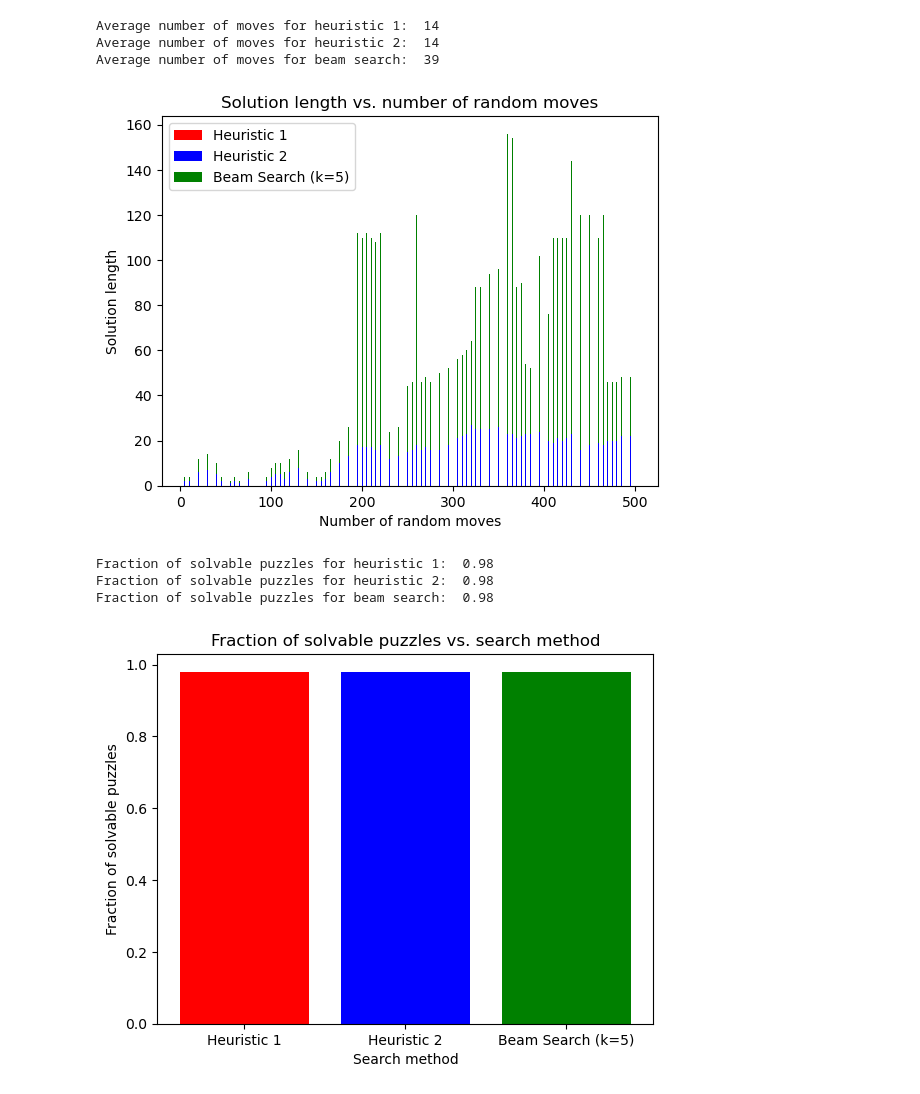
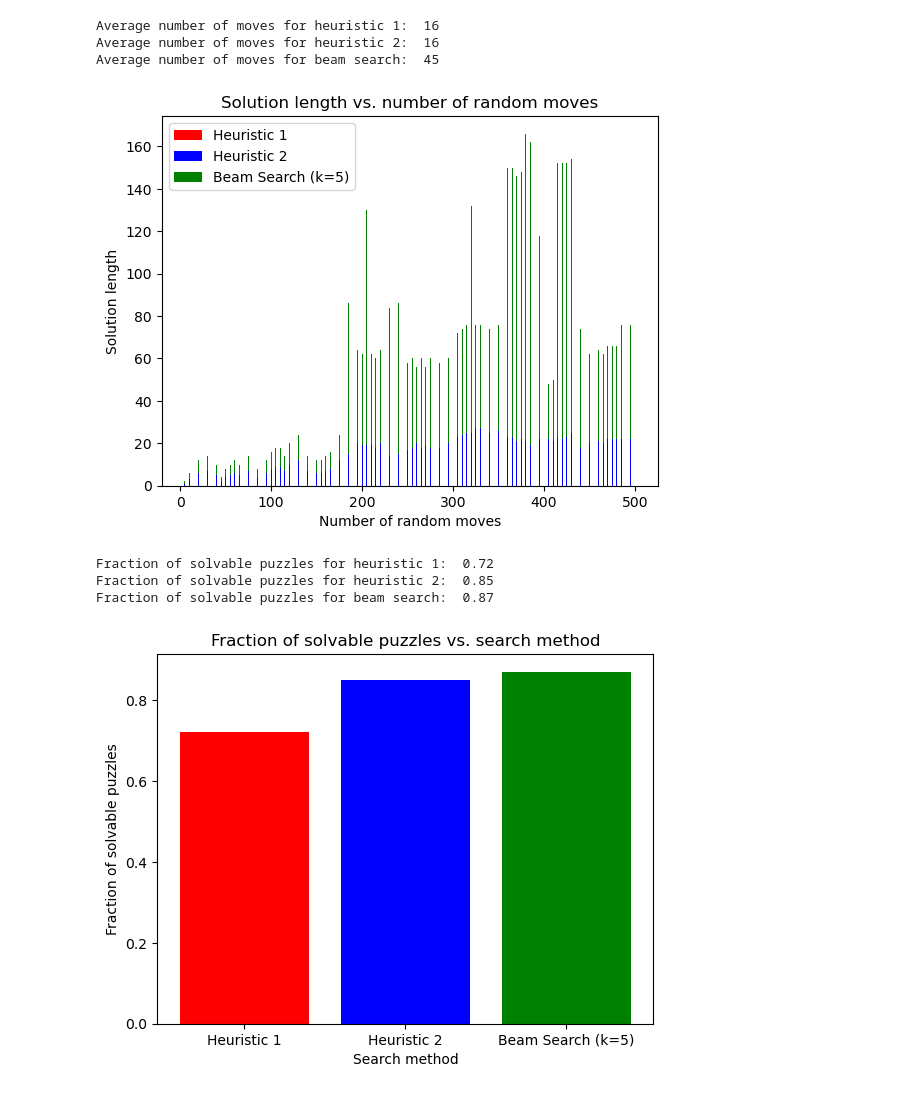
Before and after one commit to jml312/eight-puzzle, a Jupyter notebook: experiments.ipynb, the cells around one changed output. Cells and saved outputs as stored; diff of their text form; code cells hidden in the pictures.

```diff
--- a/experiments.ipynb
+++ b/experiments.ipynb
@@ -8,45 +6,44 @@ eight_puzzle_solver = EightPuzzleSolver(no_print=True)
+# %%
+goal = [[1, 2, 3], [4, 5, 6], [7, 8, State.BLANK_VALUE]]
+puzzle_solver = PuzzleSolver(rows=3, columns=3, goal=goal,no_print=True)
 # %%
 solvable_solutions = {
-    "h1": defaultdict(list),
-    "h2": defaultdict(list),
-    "beam": defaultdict(list)
+  method: defaultdict(list) for method in ["h1", "h2", "beam"]
 }
 h1_generated, h2_generated = [], []
 h1_moves, h2_moves, beam_moves = [], [], []
-h1_solvable, h2_solvable, beam_solvable = [], [], []
 
 moves = range(5, 501, 5)
-max_nodes = [10 ** (i + 2) for i in range(5)]
+num_max_nodes = 5
+max_nodes = [(10 ** (i + 2)) for i in range(num_max_nodes)]
 
 for n in moves:
-  eight_puzzle_solver.max_nodes = None
-  eight_puzzle_solver.randomize_state(n)
+  puzzle_solver.max_nodes = None
+  puzzle_solver.randomize_state(n)
 
-  h1_res = eight_puzzle_solver.solve_a_star(heuristic=HEURISTIC.H1)
+  h1_res = puzzle_solver.solve_a_star(heuristic=HEURISTIC.H1)
   h1_generated.append(h1_res["generated"])
   h1_moves.append(h1_res["moves"])
-  h1_solvable.append(h1_res["moves"] > 0)
 
-  h2_res = eight_puzzle_solver.solve_a_star(heuristic=HEURISTIC.H2)
+  h2_res = puzzle_solver.solve_a_star(heuristic=HEURISTIC.H2)
   h2_generated.append(h2_res["generated"])
   h2_moves.append(h2_res["moves"])
-  h2_solvable.append(h2_res["moves"] > 0)
 
-  beam_res = eight_puzzle_solver.solve_beam(5)
+  beam_res = puzzle_solver.solve_beam(5)
   beam_moves.append(beam_res["moves"])
-  beam_solvable.append(beam_res["moves"] > 0)
+
 
   for mn in max_nodes:
-    eight_puzzle_solver.max_nodes = mn
+    puzzle_solver.max_nodes = mn
 
-    h1_res = eight_puzzle_solver.solve_a_star(heuristic=HEURISTIC.H1)
-    solvable_solutions["h1"][mn].append(h1_res["moves"] > 0)
+    h1_res = puzzle_solver.solve_a_star(heuristic=HEURISTIC.H1)
+    solvable_solutions["h1"][mn].append(h1_res["success"])
 
-    h2_res = eight_puzzle_solver.solve_a_star(heuristic=HEURISTIC.H2)
-    solvable_solutions["h2"][mn].append(h2_res["moves"] > 0)
+    h2_res = puzzle_solver.solve_a_star(heuristic=HEURISTIC.H2)
+    solvable_solutions["h2"][mn].append(h2_res["success"])
 
-    beam_res = eight_puzzle_solver.solve_beam(5)
-    solvable_solutions["beam"][mn].append(beam_res["moves"] > 0)
+    beam_res = puzzle_solver.solve_beam(5)
+    solvable_solutions["beam"][mn].append(beam_res["success"])
 # %%
 # How does fraction of solvable puzzles from random initial states vary with the maxNodes limit?
 
@@ -114,30 +110,30 @@ print("Average number of moves for heuristic 2: ",
 print("Average number of moves for beam search: ",
       round(sum(beam_moves) / len(beam_moves)))
 # %% [output]
-Average number of moves for heuristic 1:  14
-Average number of moves for heuristic 2:  14
-Average number of moves for beam search:  39
+Average number of moves for heuristic 1:  16
+Average number of moves for heuristic 2:  16
+Average number of moves for beam search:  45
-[figure, old version]
+[figure, new version]
 # %%
 # For each of the three search methods, what fraction of your generated problems were solvable?
 
-h1_solvable = round(sum(h1_solvable) / len(h1_solvable), 2)
-h2_solvable = round(sum(h2_solvable) / len(h2_solvable), 2)
-beam_solvable = round(sum(beam_solvable) / len(beam_solvable), 2)
+h1_solvable = round(sum(solvable_solutions["h1"].values()) / num_max_nodes, 2)
+h2_solvable = round(sum(solvable_solutions["h2"].values()) / num_max_nodes, 2)
+beam_solvable = round(sum(solvable_solutions["beam"].values()) / num_max_nodes, 2)
 
 plt.figure()
 plt.bar([1, 2, 3], [h1_solvable, h2_solvable,
         beam_solvable], color=['r', 'b', 'g'])
 plt.xticks([1, 2, 3], ["Heuristic 1", "Heuristic 2", "Beam Search (k=5)"])
 plt.xlabel("Search method")
 plt.ylabel("Fraction of solvable puzzles")
 plt.title("Fraction of solvable puzzles vs. search method")
 
 print("Fraction of solvable puzzles for heuristic 1: ", h1_solvable)
 print("Fraction of solvable puzzles for heuristic 2: ", h2_solvable)
 print("Fraction of solvable puzzles for beam search: ", beam_solvable)
 # %% [output]
-Fraction of solvable puzzles for heuristic 1:  0.98
-Fraction of solvable puzzles for heuristic 2:  0.98
-Fraction of solvable puzzles for beam search:  0.98
+Fraction of solvable puzzles for heuristic 1:  0.72
+Fraction of solvable puzzles for heuristic 2:  0.85
+Fraction of solvable puzzles for beam search:  0.87
-[figure, old version]
+[figure, new version]
```
Also changed, not shown: parts of 4 cells of this notebook, 3 other files.
